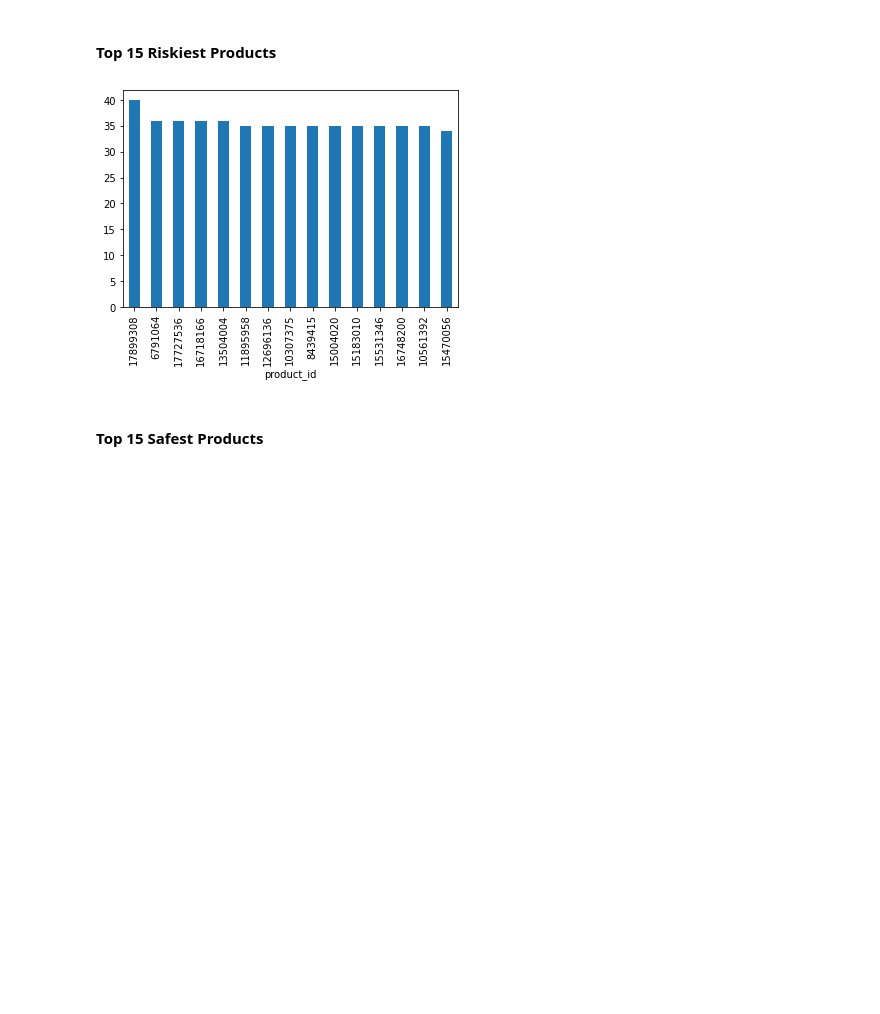
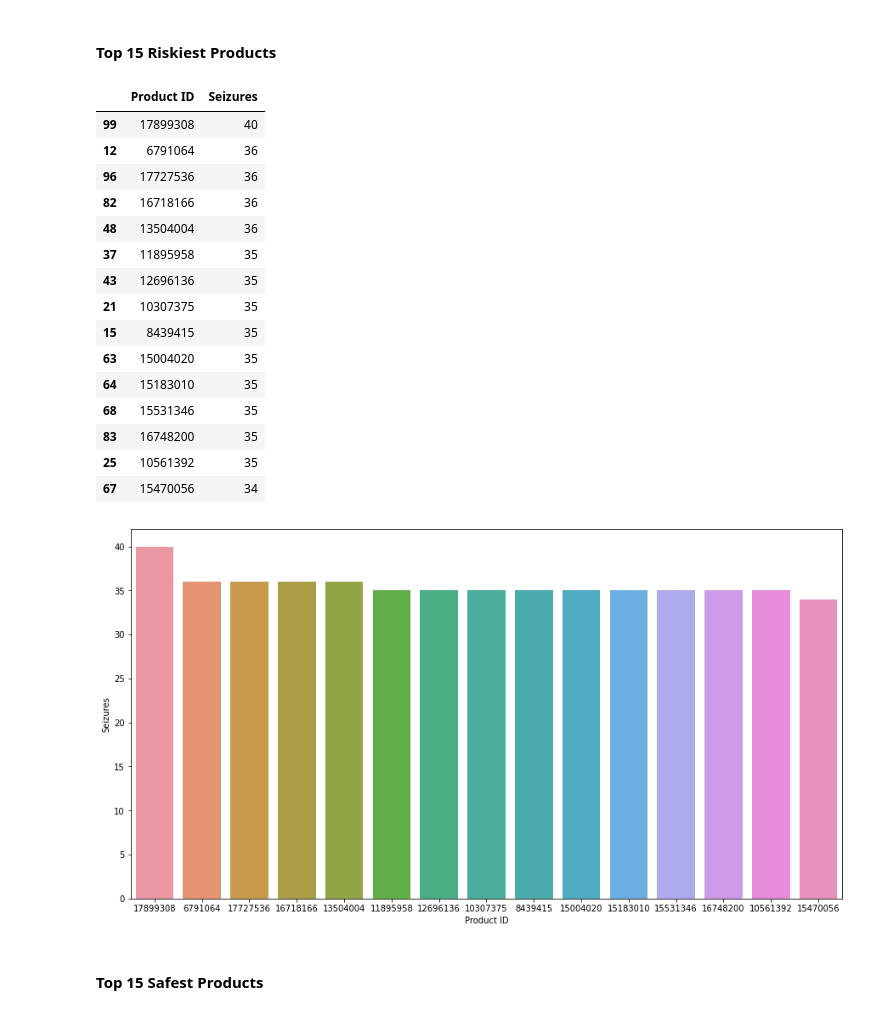
Before and after one commit to triztian/CBPRiskSeizure, a Jupyter notebook: risk_assessment_report.ipynb, the cells around one changed output. Drawn from its saved outputs; the diff is of its cells as text; code cells hidden in the pictures; blank space fills up the shorter version.

```diff
--- a/risk_assessment_report.ipynb
+++ b/risk_assessment_report.ipynb
@@ -50,11 +93,40 @@ products_df[products_df.seized_pred == 1].groupby('trading_partner').size().plot
 # %% [markdown]
 #### Top 15 Riskiest Products
 # %%
-products_df[products_df.seized_pred == 1].groupby("product_id").size().sort_values(
-    ascending=False
-)[:15].plot(kind="bar");
+top15_risk_df = (
+    products_df[products_df.seized_pred == 1]
+    .groupby("product_id", as_index=False)
+    .size()
+    .sort_values(ascending=False, by="size")[:15]
+)
+top15_risk_df.rename(
+    columns={"product_id": "Product ID", "size": "Seizures"}, inplace=True
+)
+top15_risk_df
 # %% [output]
-[figure, removed]
+|  | Product ID | Seizures |
+| 99 | 17899308 | 40 |
+| 12 | 6791064 | 36 |
+| 96 | 17727536 | 36 |
+| 82 | 16718166 | 36 |
+| 48 | 13504004 | 36 |
+| 37 | 11895958 | 35 |
+| 43 | 12696136 | 35 |
+| 21 | 10307375 | 35 |
+| 15 | 8439415 | 35 |
+| 63 | 15004020 | 35 |
+| 64 | 15183010 | 35 |
+| 68 | 15531346 | 35 |
+| 83 | 16748200 | 35 |
+| 25 | 10561392 | 35 |
+| 67 | 15470056 | 34 |
+# %%
+plt.figure(figsize=(15, 8))
+sns.barplot(
+    data=top15_risk_df, x="Product ID", y="Seizures", order=top15_risk_df["Product ID"]
+)
+# %% [output]
+[figure, added]
 # %% [markdown]
 #### Top 15 Safest Products
 # %%
```
Also changed, not shown: parts of 13 cells of this notebook.
